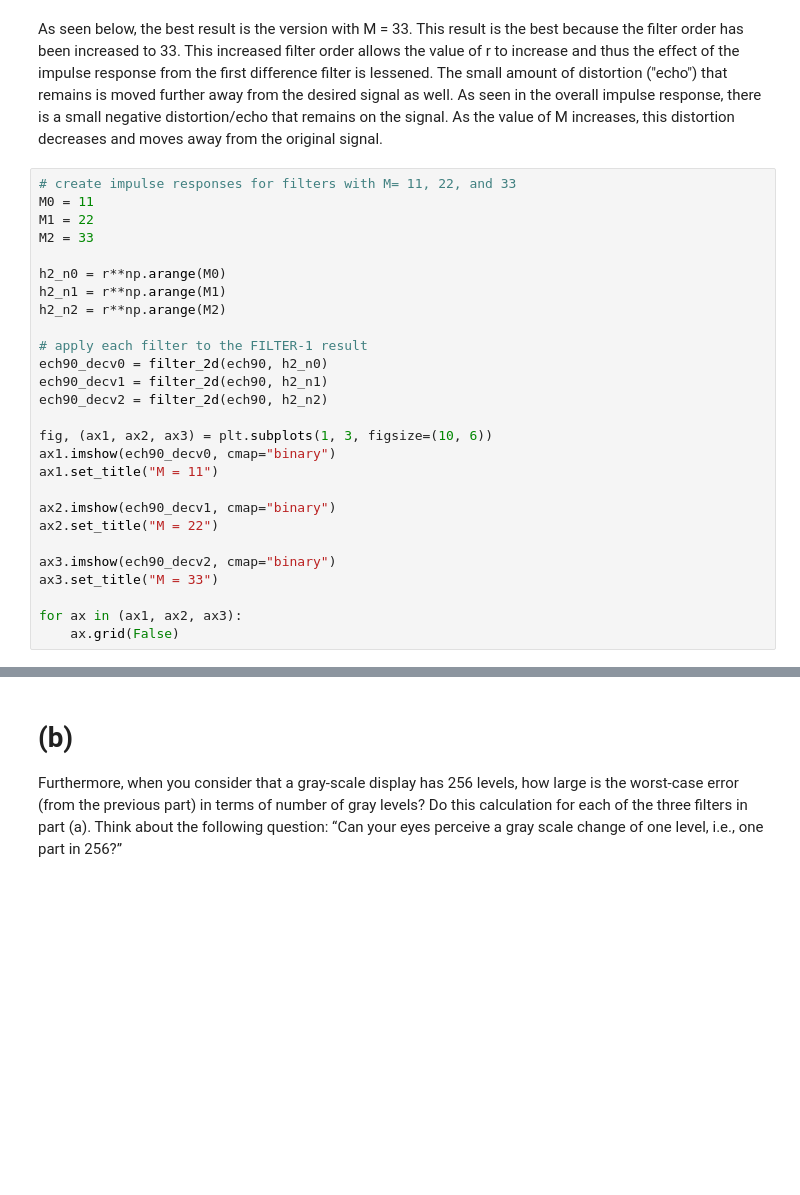
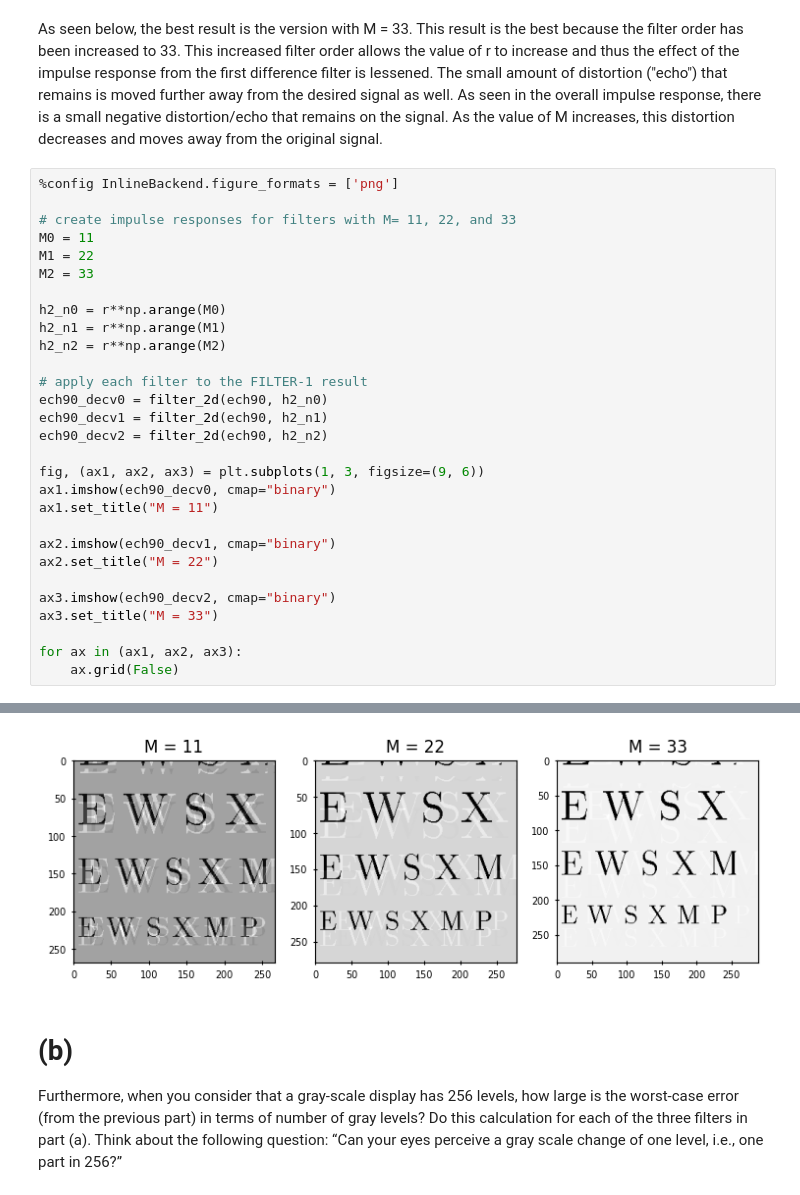
Before and after one commit to GrantBrown1994/DSP_Project, a Jupyter notebook: lab9/Lab9.ipynb, the cells around one changed output, grey strips where cells are left out. Drawn from its saved outputs; the diff is of its cells as text; blank space fills up the shorter version.

```diff
--- a/lab9/Lab9.ipynb
+++ b/lab9/Lab9.ipynb
@@ -338,6 +337,8 @@ Now try to deconvolve ech90 with several different FIR filters for FILTER-2. You
 # %% [markdown]
 As seen below, the best result is the version with M = 33. This result is the best because the filter order has been increased to 33. This increased filter order allows the value of r to increase and thus the effect of the impulse response from the first difference filter is lessened. The small amount of distortion ("echo") that remains is moved further away from the desired signal as well. As seen in the overall impulse response, there is a small negative distortion/echo that remains on the signal. As the value of M increases, this distortion decreases and moves away from the original signal.
 # %%
+%config InlineBackend.figure_formats = ['png']
+
 # create impulse responses for filters with M= 11, 22, and 33
 M0 = 11
 M1 = 22
@@ -352,7 +353,7 @@ ech90_decv0 = filter_2d(ech90, h2_n0)
 ech90_decv1 = filter_2d(ech90, h2_n1)
 ech90_decv2 = filter_2d(ech90, h2_n2)
 
-fig, (ax1, ax2, ax3) = plt.subplots(1, 3, figsize=(10, 6))
+fig, (ax1, ax2, ax3) = plt.subplots(1, 3, figsize=(9, 6))
 ax1.imshow(ech90_decv0, cmap="binary")
 ax1.set_title("M = 11")
 
@@ -369,3 +369,4 @@ for ax in (ax1, ax2, ax3):
+[figure, added]
 # %% [markdown]
 # (b)
 
```
Also changed, not shown: parts of 6 cells of this notebook, 1 other file.
